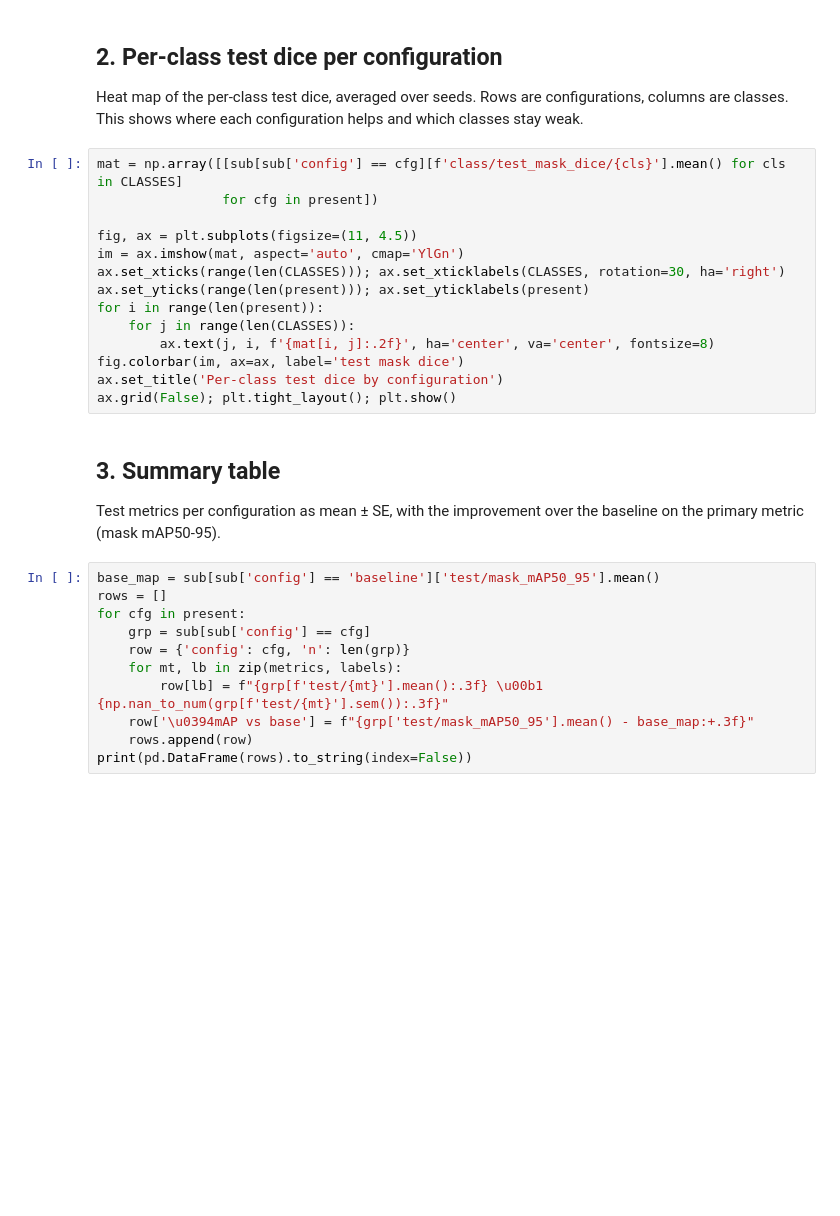
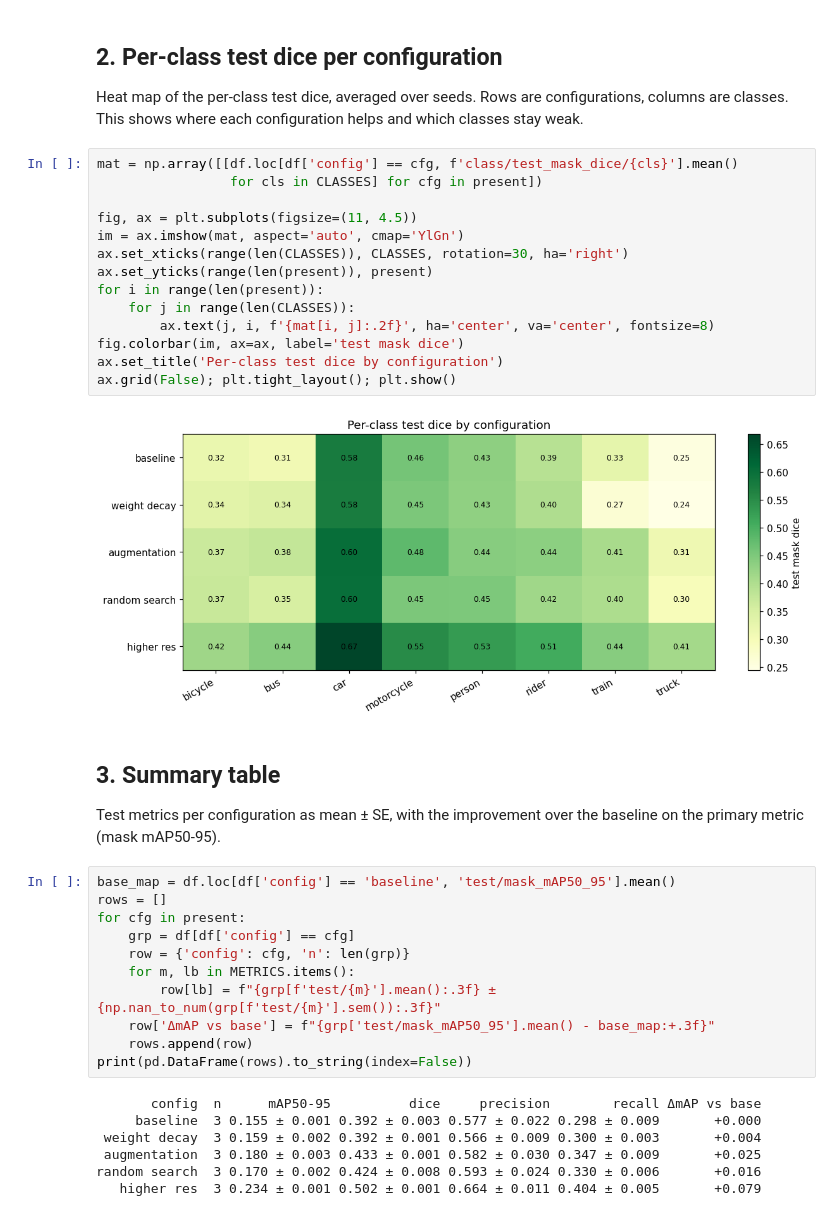
Before and after one commit to JuanFelipeRuiz/dlbs, a Jupyter notebook: notebooks/4_results_summary.ipynb, the cells around one changed output. Saved outputs shown, nothing was run; the diff lists cells and outputs as text; blank space fills up the shorter version.

```diff
--- a/notebooks/4_results_summary.ipynb
+++ b/notebooks/4_results_summary.ipynb
@@ -73,31 +60,40 @@ ax.legend(ncol=len(present), fontsize=8); plt.tight_layout(); plt.show()
 
 Heat map of the per-class test dice, averaged over seeds. Rows are configurations, columns are classes. This shows where each configuration helps and which classes stay weak.
 # %%
-mat = np.array([[sub[sub['config'] == cfg][f'class/test_mask_dice/{cls}'].mean() for cls in CLASSES]
-                for cfg in present])
+mat = np.array([[df.loc[df['config'] == cfg, f'class/test_mask_dice/{cls}'].mean()
+                 for cls in CLASSES] for cfg in present])
 
 fig, ax = plt.subplots(figsize=(11, 4.5))
 im = ax.imshow(mat, aspect='auto', cmap='YlGn')
-ax.set_xticks(range(len(CLASSES))); ax.set_xticklabels(CLASSES, rotation=30, ha='right')
-ax.set_yticks(range(len(present))); ax.set_yticklabels(present)
+ax.set_xticks(range(len(CLASSES)), CLASSES, rotation=30, ha='right')
+ax.set_yticks(range(len(present)), present)
 for i in range(len(present)):
     for j in range(len(CLASSES)):
         ax.text(j, i, f'{mat[i, j]:.2f}', ha='center', va='center', fontsize=8)
 fig.colorbar(im, ax=ax, label='test mask dice')
 ax.set_title('Per-class test dice by configuration')
 ax.grid(False); plt.tight_layout(); plt.show()
+# %% [output]
+[figure, added]
 # %% [markdown]
 ## 3. Summary table
 
 Test metrics per configuration as mean ± SE, with the improvement over the baseline on the primary metric (mask mAP50-95).
 # %%
-base_map = sub[sub['config'] == 'baseline']['test/mask_mAP50_95'].mean()
+base_map = df.loc[df['config'] == 'baseline', 'test/mask_mAP50_95'].mean()
 rows = []
 for cfg in present:
-    grp = sub[sub['config'] == cfg]
+    grp = df[df['config'] == cfg]
     row = {'config': cfg, 'n': len(grp)}
-    for mt, lb in zip(metrics, labels):
-        row[lb] = f"{grp[f'test/{mt}'].mean():.3f} \u00b1 {np.nan_to_num(grp[f'test/{mt}'].sem()):.3f}"
-    row['\u0394mAP vs base'] = f"{grp['test/mask_mAP50_95'].mean() - base_map:+.3f}"
+    for m, lb in METRICS.items():
+        row[lb] = f"{grp[f'test/{m}'].mean():.3f} ± {np.nan_to_num(grp[f'test/{m}'].sem()):.3f}"
+    row['ΔmAP vs base'] = f"{grp['test/mask_mAP50_95'].mean() - base_map:+.3f}"
     rows.append(row)
 print(pd.DataFrame(rows).to_string(index=False))
+# %% [output]
+       config  n      mAP50-95          dice     precision        recall ΔmAP vs base
+     baseline  3 0.155 ± 0.001 0.392 ± 0.003 0.577 ± 0.022 0.298 ± 0.009       +0.000
+ weight decay  3 0.159 ± 0.002 0.392 ± 0.001 0.566 ± 0.009 0.300 ± 0.003       +0.004
+ augmentation  3 0.180 ± 0.003 0.433 ± 0.001 0.582 ± 0.030 0.347 ± 0.009       +0.025
+random search  3 0.170 ± 0.002 0.424 ± 0.008 0.593 ± 0.024 0.330 ± 0.006       +0.016
+   higher res  3 0.234 ± 0.001 0.502 ± 0.001 0.664 ± 0.011 0.404 ± 0.005       +0.079
```
Also changed, not shown: parts of 4 cells of this notebook, 2 other files.
